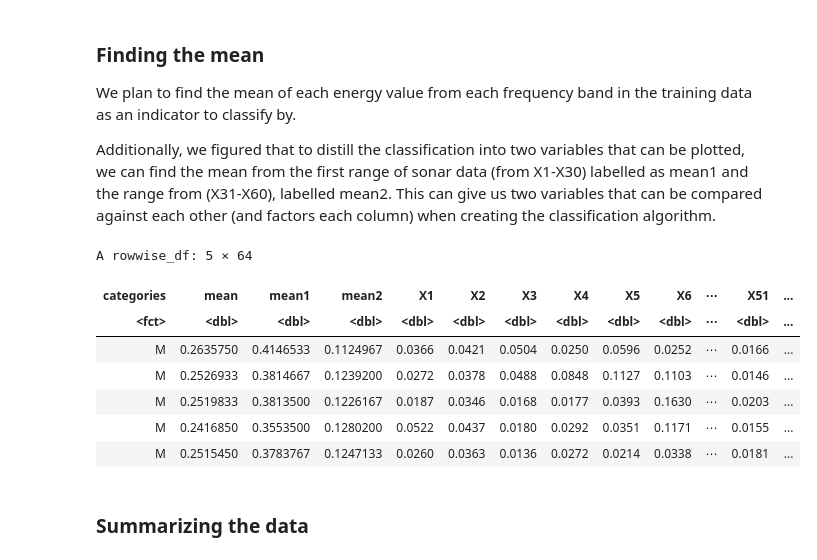
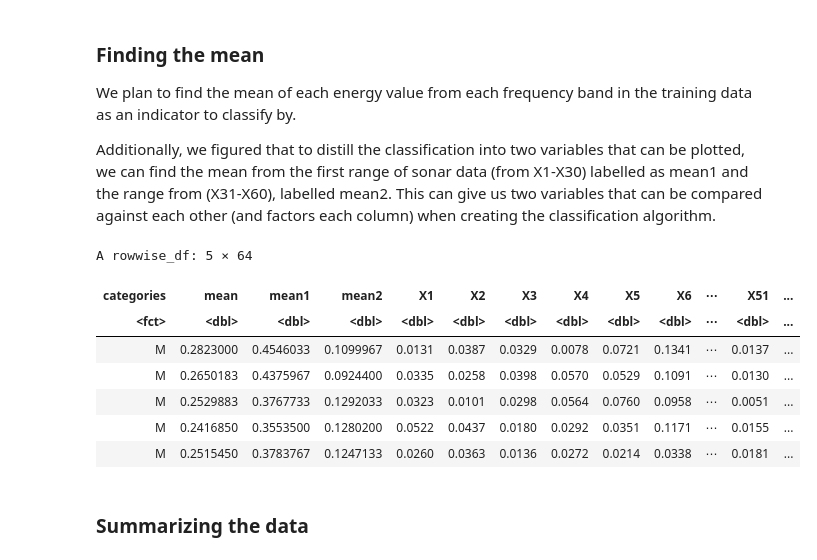
Before and after one commit to ryanarnouk/dsci-100-project, a Jupyter notebook: proposal.ipynb, the cells around one changed output. Drawn from its saved outputs; the diff is of its cells as text; code cells hidden in the pictures.

```diff
--- a/proposal.ipynb
+++ b/proposal.ipynb
@@ -130,20 +118,20 @@ We plan to find the mean of each energy value from each frequency band in the tr
 
 Additionally, we figured that to distill the classification into two variables that can be plotted, we can find the mean from the first range of sonar data (from X1-X30) labelled as mean1 and the range from (X31-X60), labelled mean2. This can give us two variables that can be compared against each other (and factors each column) when creating the classification algorithm.
 # %%
-average_testing_data <- testing_data %>%
+average_training_data <- training_data %>%
     rowwise() %>%
     mutate(mean2 = mean(c_across(X31:X60)), `.after` = categories) %>%
     mutate(mean1 = mean(c_across(X1:X30)), `.after` = categories) %>%
     mutate(mean = mean(c_across(X1:X60)), `.after` = categories)
 
-tail(average_testing_data, 5) # previewing the last 5 average plots
+tail(average_training_data, 5) # previewing the last 5 average plots
 # %% [output]
 A rowwise_df: 5 × 64
 | categories | mean | mean1 | mean2 | X1 | X2 | X3 | X4 | X5 | X6 | ⋯ | X51 | ... |
 | <fct> | <dbl> | <dbl> | <dbl> | <dbl> | <dbl> | <dbl> | <dbl> | <dbl> | <dbl> | ⋯ | <dbl> | ... |
-| M | 0.2635750 | 0.4146533 | 0.1124967 | 0.0366 | 0.0421 | 0.0504 | 0.0250 | 0.0596 | 0.0252 | ⋯ | 0.0166 | ... |
-| M | 0.2526933 | 0.3814667 | 0.1239200 | 0.0272 | 0.0378 | 0.0488 | 0.0848 | 0.1127 | 0.1103 | ⋯ | 0.0146 | ... |
-| M | 0.2519833 | 0.3813500 | 0.1226167 | 0.0187 | 0.0346 | 0.0168 | 0.0177 | 0.0393 | 0.1630 | ⋯ | 0.0203 | ... |
+| M | 0.2823000 | 0.4546033 | 0.1099967 | 0.0131 | 0.0387 | 0.0329 | 0.0078 | 0.0721 | 0.1341 | ⋯ | 0.0137 | ... |
+| M | 0.2650183 | 0.4375967 | 0.0924400 | 0.0335 | 0.0258 | 0.0398 | 0.0570 | 0.0529 | 0.1091 | ⋯ | 0.0130 | ... |
+| M | 0.2529883 | 0.3767733 | 0.1292033 | 0.0323 | 0.0101 | 0.0298 | 0.0564 | 0.0760 | 0.0958 | ⋯ | 0.0051 | ... |
 | M | 0.2416850 | 0.3553500 | 0.1280200 | 0.0522 | 0.0437 | 0.0180 | 0.0292 | 0.0351 | 0.1171 | ⋯ | 0.0155 | ... |
 | M | 0.2515450 | 0.3783767 | 0.1247133 | 0.0260 | 0.0363 | 0.0136 | 0.0272 | 0.0214 | 0.0338 | ⋯ | 0.0181 | ... |
 # %% [markdown]
```
Also changed, not shown: parts of 5 cells of this notebook.
